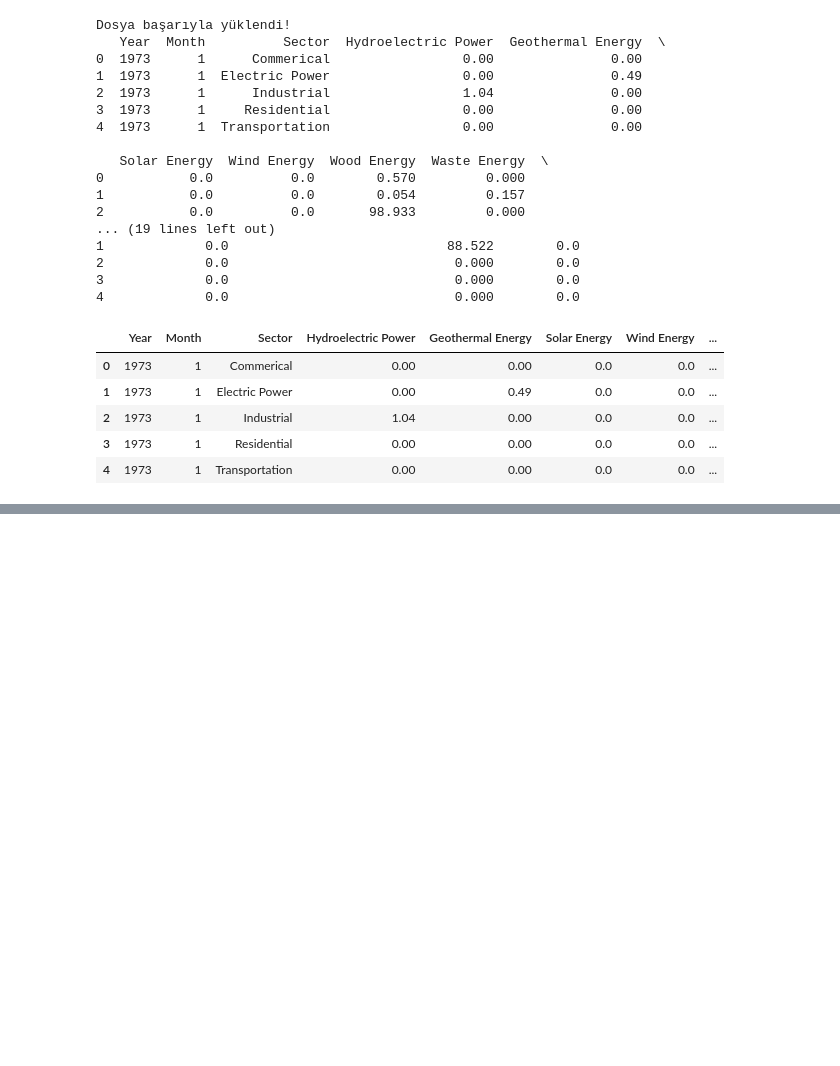
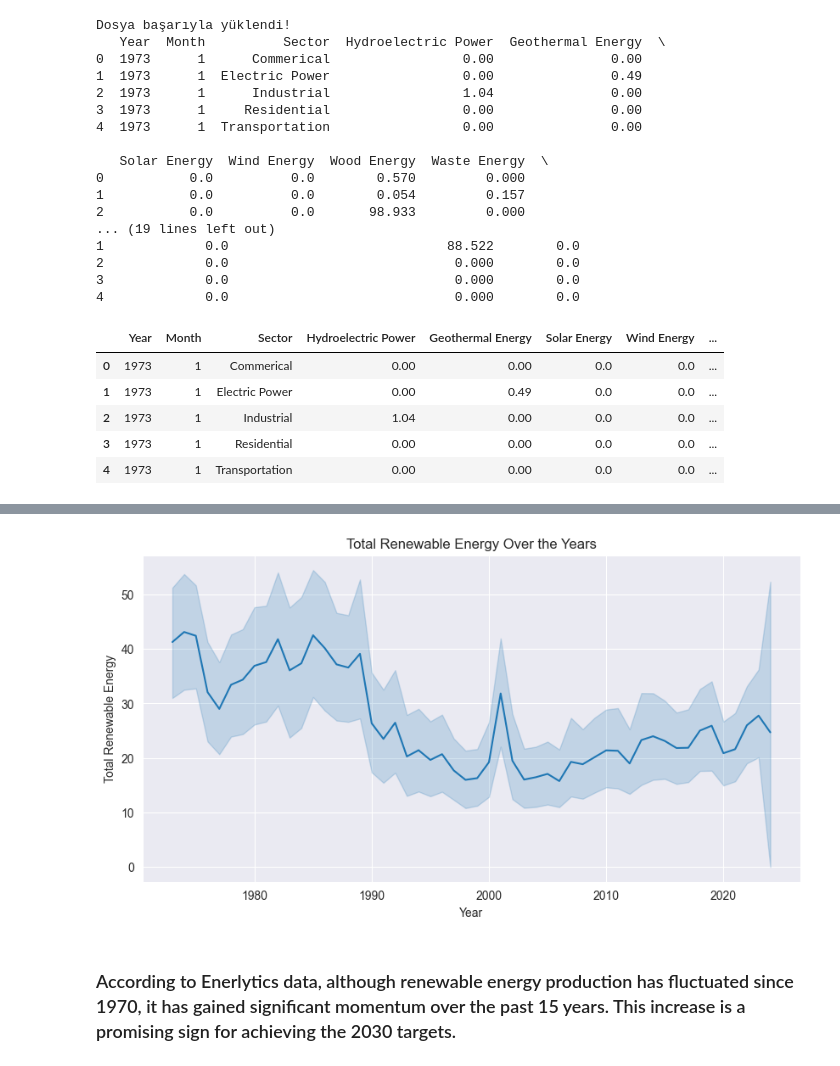
Before and after one commit to kucukogul/enerlytics, a Jupyter notebook: notebooks/01_data_cleaning.ipynb, the cells around one changed output, grey strips where cells are left out. Cells and saved outputs as stored; diff of their text form; code cells hidden in the pictures; blank space fills up the shorter version.

Commit message:
insight derived from visualized data

```diff
--- a/notebooks/01_data_cleaning.ipynb
+++ b/notebooks/01_data_cleaning.ipynb
@@ -41,3 +41,23 @@ display(data.head())
 | 2 | 1973 | 1 | Industrial | 1.04 | 0.00 | 0.0 | 0.0 | ... |
 | 3 | 1973 | 1 | Residential | 0.00 | 0.00 | 0.0 | 0.0 | ... |
 | 4 | 1973 | 1 | Transportation | 0.00 | 0.00 | 0.0 | 0.0 | ... |
+# %%
+import os
+import pandas as pd
+
+project_root = os.path.abspath(os.path.join(os.getcwd(), ".."))
+
+file_path = os.path.join(project_root, "data", "renewable_energy.csv")
+
+if not os.path.exists(file_path):
+    raise FileNotFoundError(f"File not found: {file_path}. Please make sure the file is in the correct directory.")
+
+data = pd.read_csv(file_path, sep=",")
+
+data.fillna(0, inplace=True)
+
+print(data.dtypes)
+
+data = data[data["Total Renewable Energy"] < 100]
+
+data.head()
@@ -43,0 +89,13 @@ display(data.head())
+# %%
+import seaborn as sns
+import matplotlib.pyplot as plt
+
+# Total renewable energy production by year.
+plt.figure(figsize=(10, 5))
+sns.lineplot(x="Year", y="Total Renewable Energy", data=data)
+plt.title("Total Renewable Energy Over the Years")
+plt.show()
+# %% [output]
+[figure, added]
+# %% [markdown]
+### According to Enerlytics data, although renewable energy production has fluctuated since 1970, it has gained significant momentum over the past 15 years. This increase is a promising sign for achieving the 2030 targets.
```
Also changed, not shown: parts of 2 cells of this notebook.
